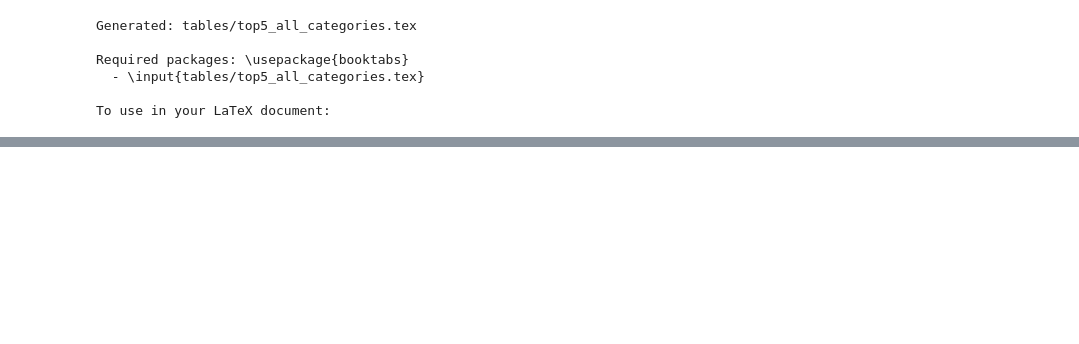
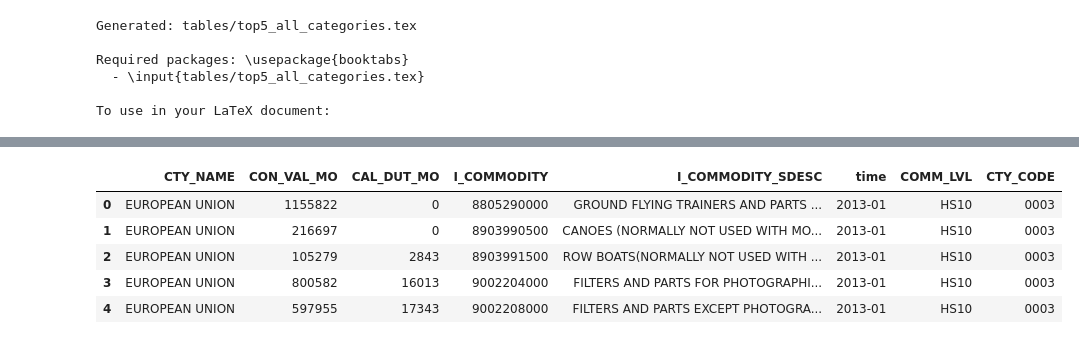
Before and after one commit to tradewartracker/ai-trade-index, a Jupyter notebook: plot-ai-llm-trade.ipynb, the cells around one changed output, grey strips where cells are left out. Saved outputs shown, nothing was run; the diff lists cells and outputs as text; code cells hidden in the pictures; blank space fills up the shorter version.

```diff
--- a/plot-ai-llm-trade.ipynb
+++ b/plot-ai-llm-trade.ipynb
@@ -1597 +1651,12 @@ HS10 Code 8415908085 Summary:
   Average monthly: $0.26B
+# %%
+dfcountry = pd.read_parquet('ALL-data-current.parquet')
+# %%
+dfcountry.head()
+# %% [output]
+|  | CTY_NAME | CON_VAL_MO | CAL_DUT_MO | I_COMMODITY | I_COMMODITY_SDESC | time | COMM_LVL | CTY_CODE |
+| 0 | EUROPEAN UNION | 1155822 | 0 | 8805290000 | GROUND FLYING TRAINERS AND PARTS ... | 2013-01 | HS10 | 0003 |
+| 1 | EUROPEAN UNION | 216697 | 0 | 8903990500 | CANOES (NORMALLY NOT USED WITH MO... | 2013-01 | HS10 | 0003 |
+| 2 | EUROPEAN UNION | 105279 | 2843 | 8903991500 | ROW BOATS(NORMALLY NOT USED WITH ... | 2013-01 | HS10 | 0003 |
+| 3 | EUROPEAN UNION | 800582 | 16013 | 9002204000 | FILTERS AND PARTS FOR PHOTOGRAPHI... | 2013-01 | HS10 | 0003 |
+| 4 | EUROPEAN UNION | 597955 | 17343 | 9002208000 | FILTERS AND PARTS EXCEPT PHOTOGRA... | 2013-01 | HS10 | 0003 |
```
Also changed, not shown: parts of 24 cells of this notebook, 20 other files.
